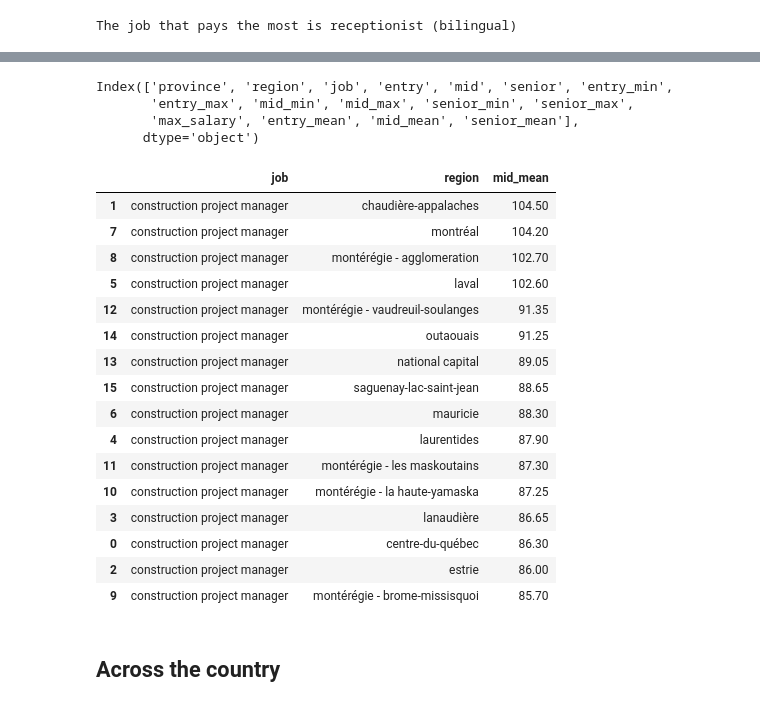
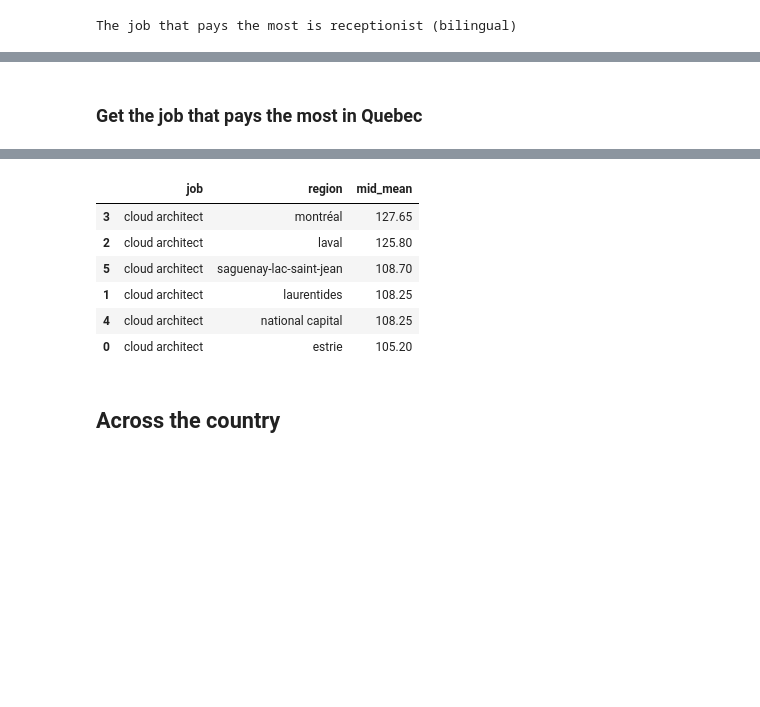
Before and after one commit to mrBlackHat777/Salary_Canada, a Jupyter notebook: sandbox/salary_exploration.ipynb, the cells around one changed output, grey strips where cells are left out. Saved outputs shown, nothing was run; the diff lists cells and outputs as text; code cells hidden in the pictures; blank space fills up the shorter version.

```diff
--- a/sandbox/salary_exploration.ipynb
+++ b/sandbox/salary_exploration.ipynb
@@ -114,6 +118,8 @@ worst_engineers_jobs.head(30)
 | 14768 | québec | montérégie - brome-missisquoi | civil engineering drafter | 48.2-69.2 | 54.1-69.2 | 61.4-78.8 | 48.2 | 69.2 | 54.1 | 69.2 | ... |
 | 11658 | québec | centre-du-québec | civil engineering drafter | 47.8-69.1 | 53.8-69.1 | 61.1-78.8 | 47.8 | 69.1 | 53.8 | 69.1 | ... |
 | 12736 | québec | lanaudière | civil engineering drafter | 48.3-69.3 | 54.2-69.3 | 61.4-78.9 | 48.3 | 69.3 | 54.2 | 69.3 | ... |
+# %% [markdown]
+### Get the job that pays the most in Quebec
 # %%
 top_quebec_jobs=df_sorted[df_sorted['province'].str.contains('québec', case=False)]
 top_quebec_jobs.head(30)
@@ -135,46 +141,24 @@ top_quebec_jobs.head(30)
 | 15708 | québec | montérégie - les maskoutains | head of workshop and assembly | 142.9-292.0 | 206.2-292.0 | 262.4-371.3 | 142.9 | 292.0 | 206.2 | 292.0 | ... |
 | 14923 | québec | montérégie - brome-missisquoi | head of workshop and assembly | 141.9-291.5 | 205.6-291.5 | 261.8-370.9 | 141.9 | 291.5 | 205.6 | 291.5 | ... |
 | 17342 | québec | outaouais | vice-president marketing & sales | 115.2-286.0 | 158.6-286.0 | 204.7-369.2 | 115.2 | 286.0 | 158.6 | 286.0 | ... |
-# %%
-df.columns
-# %% [output]
-Index(['province', 'region', 'job', 'entry', 'mid', 'senior', 'entry_min',
-       'entry_max', 'mid_min', 'mid_max', 'senior_min', 'senior_max',
-       'max_salary', 'entry_mean', 'mid_mean', 'senior_mean'],
-      dtype='object')
 # %%
-# Define the province and job to compare
-province = 'québec'
-job = 'construction project manager'
-
-# Filter the dataframe by province and job
-df_filtered = df[(df['province'] == province) & (df['job'] == job)]
-
-# Group the resulting dataframe by job and region, and calculate the mean mid salary
-df_grouped = df_filtered.groupby(['job', 'region'])['mid_mean'].mean().reset_index()
-
-# Sort the grouped dataframe by the mid salary in descending order
-df_sorted = df_grouped.sort_values('mid_mean', ascending=False)
-
-# Print the sorted dataframe
-df_sorted
+#make a function to compare a specific job in a specific province
+def compare_job_province(job, province):
+    df_filtered = df[(df['province'] == province) & (df['job'] == job)]
+    df_grouped = df_filtered.groupby(['job', 'region'])['mid_mean'].mean().reset_index()
+    df_sorted = df_grouped.sort_values('mid_mean', ascending=False)
+    return df_sorted
-# %% [output]
-|  | job | region | mid_mean |
-| 1 | construction project manager | chaudière-appalaches | 104.50 |
-| 7 | construction project manager | montréal | 104.20 |
-| 8 | construction project manager | montérégie - agglomeration | 102.70 |
-| 5 | construction project manager | laval | 102.60 |
-| 12 | construction project manager | montérégie - vaudreuil-soulanges | 91.35 |
-| 14 | construction project manager | outaouais | 91.25 |
-| 13 | construction project manager | national capital | 89.05 |
-| 15 | construction project manager | saguenay-lac-saint-jean | 88.65 |
-| 6 | construction project manager | mauricie | 88.30 |
-| 4 | construction project manager | laurentides | 87.90 |
-| 11 | construction project manager | montérégie - les maskoutains | 87.30 |
-| 10 | construction project manager | montérégie - la haute-yamaska | 87.25 |
-| 3 | construction project manager | lanaudière | 86.65 |
-| 0 | construction project manager | centre-du-québec | 86.30 |
-| 2 | construction project manager | estrie | 86.00 |
-| 9 | construction project manager | montérégie - brome-missisquoi | 85.70 |
+# %%
+# "ontario", "québec", "british columbia", "alberta", "manitoba", "saskatchewan", "nova scotia", "new brunswick", "newfoundland & labrador", "prince edward island"
+df_job_province = compare_job_province('cloud architect', 'québec')
+df_job_province
+# %% [output]
+|  | job | region | mid_mean |
+| 3 | cloud architect | montréal | 127.65 |
+| 2 | cloud architect | laval | 125.80 |
+| 5 | cloud architect | saguenay-lac-saint-jean | 108.70 |
+| 1 | cloud architect | laurentides | 108.25 |
+| 4 | cloud architect | national capital | 108.25 |
+| 0 | cloud architect | estrie | 105.20 |
 # %% [markdown]
 ## Across the country
```
Also changed, not shown: parts of 15 cells of this notebook.
